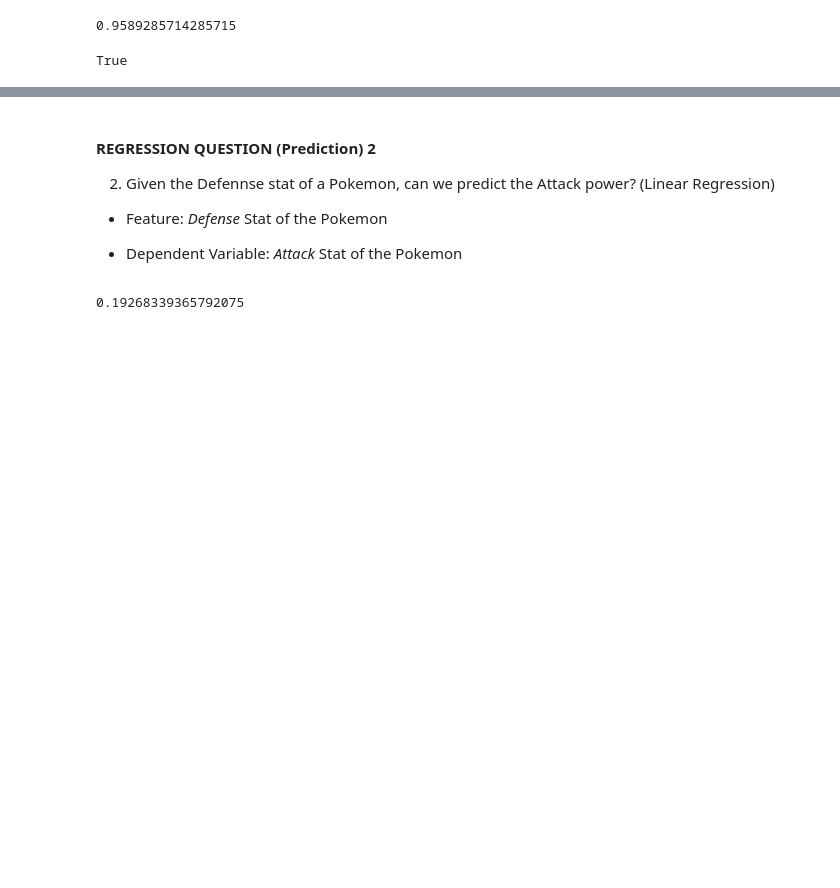
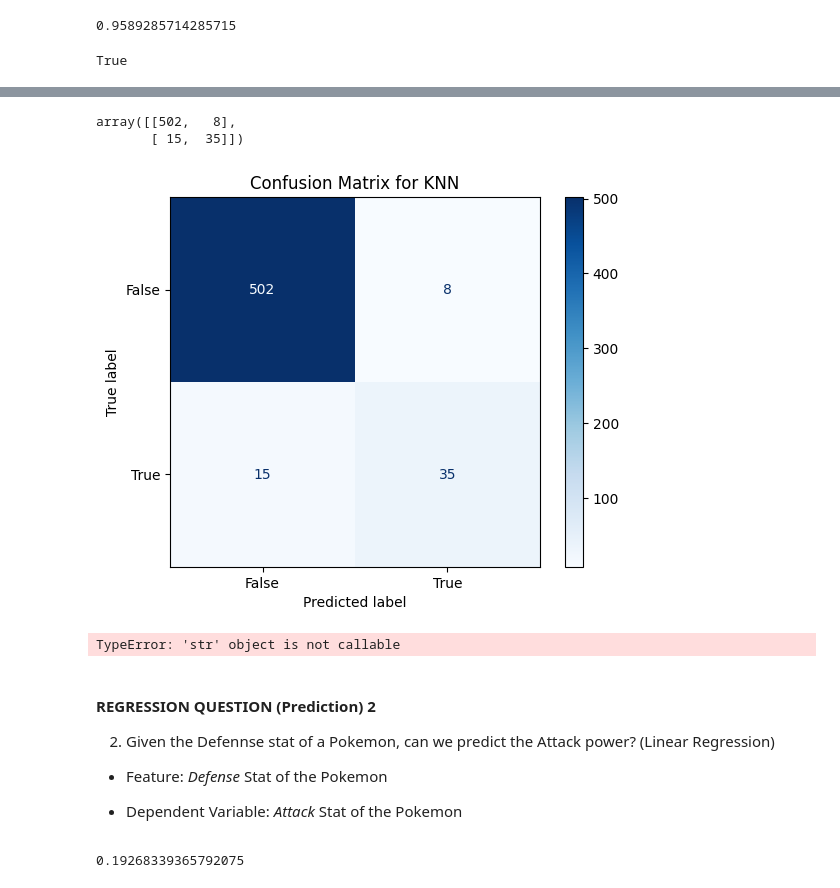
Before and after one commit to virajdas/DataSciencePlayground, a Jupyter notebook: machine_learning_introduction copy.ipynb, the cells around one changed output, grey strips where cells are left out. Saved outputs shown, nothing was run; the diff lists cells and outputs as text; code cells hidden in the pictures; blank space fills up the shorter version.

Commit message:
Added Confusion Matrix

```diff
--- a/machine_learning_introduction copy.ipynb
+++ b/machine_learning_introduction copy.ipynb
@@ -70,3 +74,6 @@ model.score(x_train, y_train_encoded)
 bool(model.predict([[680]])[0])
 # %% [output]
 True
+# %%
+y_train_pred = model.predict(x_train)
+y_train_pred
@@ -73,3 +98,21 @@ True
+# %%
+confusion_matrix = confusion_matrix(y_train_encoded, y_train_pred)
+confusion_matrix
+# %% [output]
+array([[502,   8],
+       [ 15,  35]])
+# %%
+disp = ConfusionMatrixDisplay(confusion_matrix=confusion_matrix, display_labels=le.classes_)
+disp.plot(cmap=plt.cm.Blues)
+plt.title('Confusion Matrix for KNN')
+plt.show()
+# %% [output]
+[figure, added]
+# %%
+classification_report = classification_report(y_train_encoded, y_train_pred)
+classification_report
+# %% [output]
+TypeError: 'str' object is not callable
 # %% [markdown]
 #### REGRESSION QUESTION (Prediction) 2
 2. Given the Defennse stat of a Pokemon, can we predict the Attack power? (Linear Regression)
```
Also changed, not shown: parts of 2 cells of this notebook.
